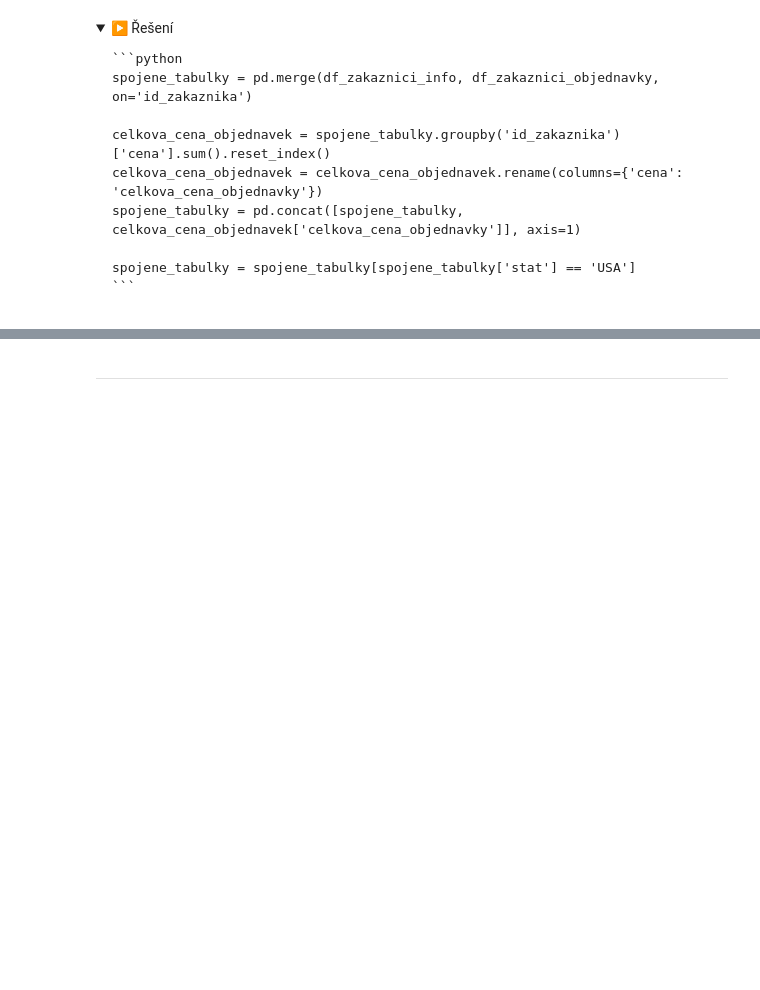
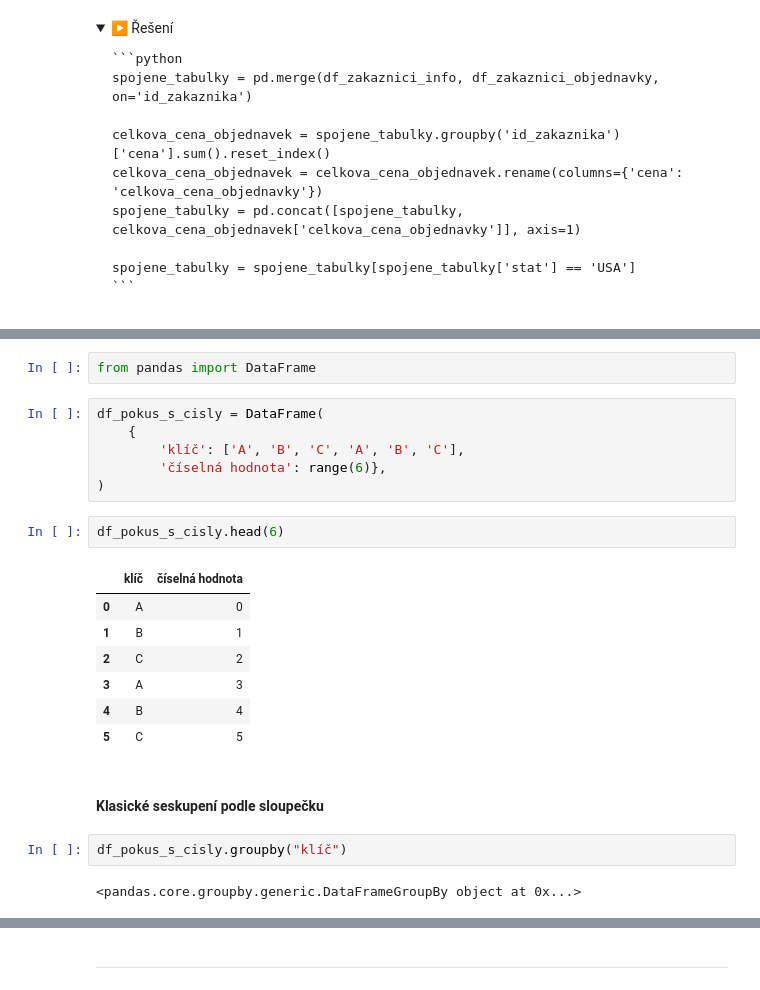
Before and after one commit to Bralor/data-csob-2023, a Jupyter notebook: shared/notebooks/lesson03.ipynb, the cells around one changed output, grey strips where cells are left out. Cells and saved outputs as stored; diff of their text form; folded sections open; blank space fills up the shorter version.

```diff
--- a/shared/notebooks/lesson03.ipynb
+++ b/shared/notebooks/lesson03.ipynb
@@ -345,0 +408,24 @@ df_zakaznici_objednavky = pd.DataFrame({'id_zakaznika': [1, 2, 3, 4, 1, 2],
+# %%
+from pandas import DataFrame
+# %%
+df_pokus_s_cisly = DataFrame(
+    {
+        'klíč': ['A', 'B', 'C', 'A', 'B', 'C'],
+        'číselná hodnota': range(6)},
+)
+# %%
+df_pokus_s_cisly.head(6)
+# %% [output]
+|  | klíč | číselná hodnota |
+| 0 | A | 0 |
+| 1 | B | 1 |
+| 2 | C | 2 |
+| 3 | A | 3 |
+| 4 | B | 4 |
+| 5 | C | 5 |
+# %% [markdown]
+#### Klasické seskupení podle sloupečku
+# %%
+df_pokus_s_cisly.groupby("klíč")
+# %% [output]
+<pandas.core.groupby.generic.DataFrameGroupBy object at 0x...>
```
Also changed, not shown: parts of 16 cells of this notebook.
